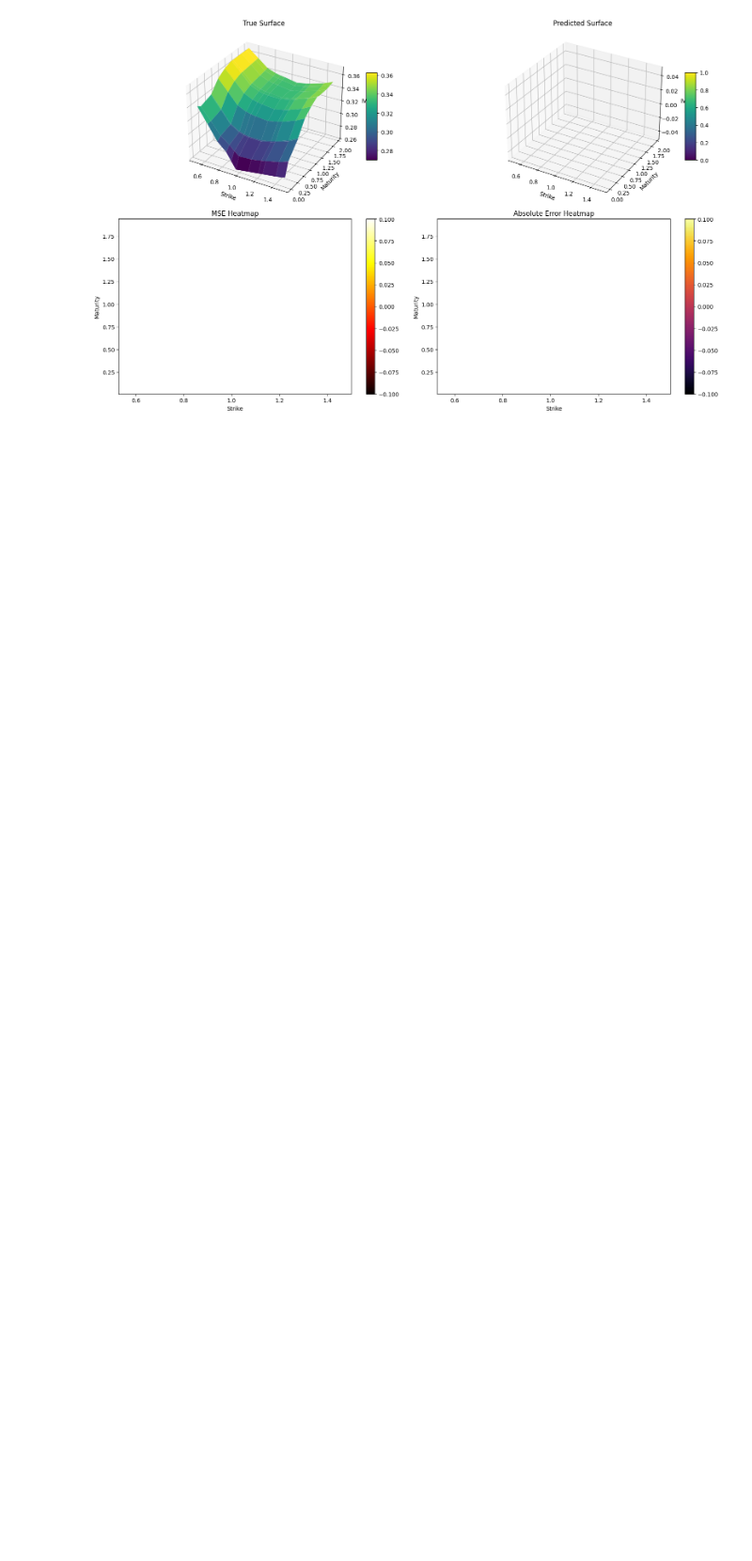
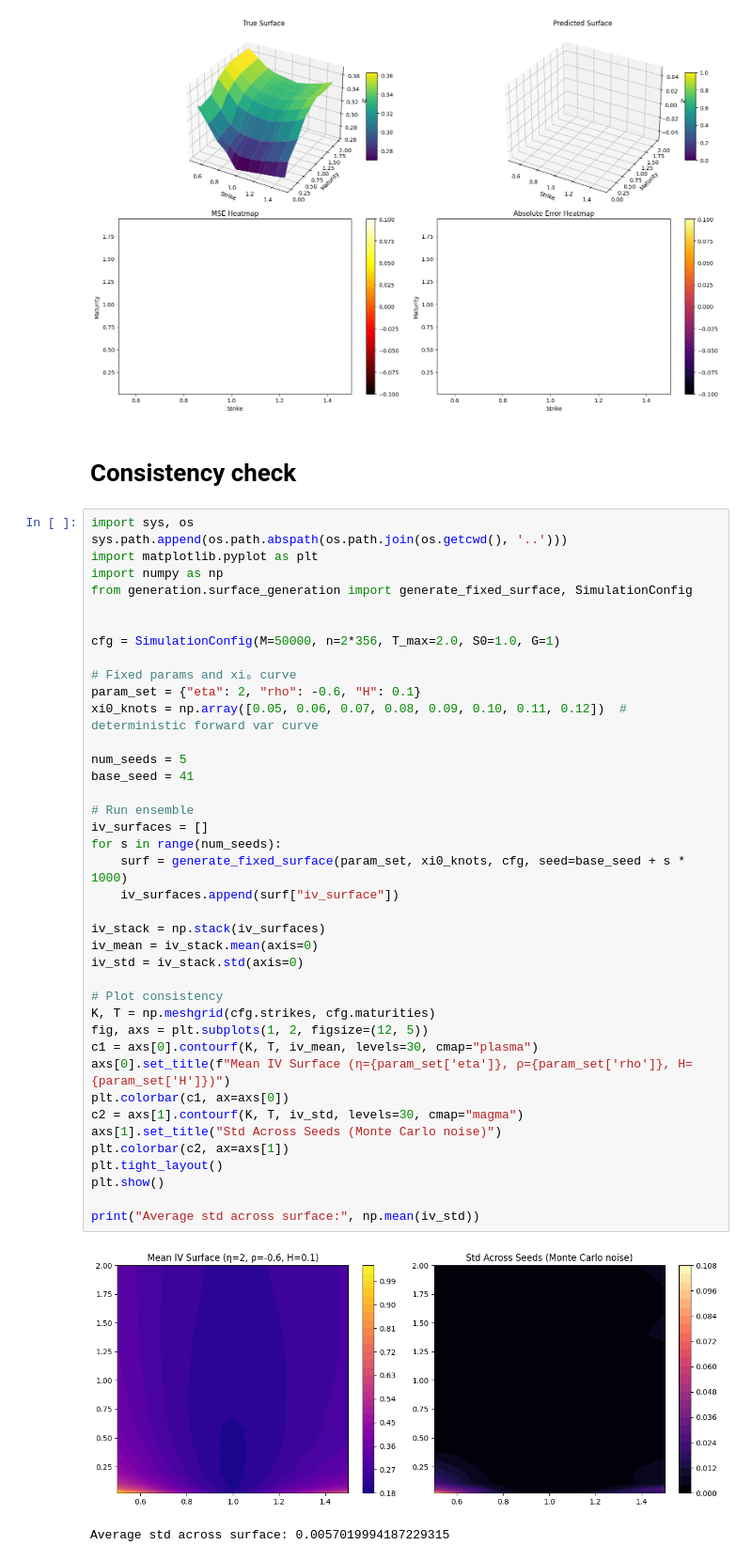
Before and after one commit to nwinkler99/deeponet_calibrations, a Jupyter notebook: training/training.ipynb, the cells around one changed output. Shown at 94% size. Cells and saved outputs as stored; diff of their text form; blank space fills up the shorter version.

```diff
--- a/training/training.ipynb
+++ b/training/training.ipynb
@@ -292,3 +323,48 @@ MSE stats:
   max_error_location: {'maturity_index': 0, 'strike_index': 0, 'strike': 0.5280604017482772, 'maturity': 0.01}
 [figure]
 [figure]
+# %% [markdown]
+# Consistency check
+# %%
+import sys, os
+sys.path.append(os.path.abspath(os.path.join(os.getcwd(), '..')))
+import matplotlib.pyplot as plt
+import numpy as np
+from generation.surface_generation import generate_fixed_surface, SimulationConfig
+
+
+cfg = SimulationConfig(M=50000, n=2*356, T_max=2.0, S0=1.0, G=1)
+
+# Fixed params and xi₀ curve
+param_set = {"eta": 2, "rho": -0.6, "H": 0.1}
+xi0_knots = np.array([0.05, 0.06, 0.07, 0.08, 0.09, 0.10, 0.11, 0.12])  # deterministic forward var curve
+
+num_seeds = 5
+base_seed = 41
+
+# Run ensemble
+iv_surfaces = []
+for s in range(num_seeds):
+    surf = generate_fixed_surface(param_set, xi0_knots, cfg, seed=base_seed + s * 1000)
+    iv_surfaces.append(surf["iv_surface"])
+
+iv_stack = np.stack(iv_surfaces)
+iv_mean = iv_stack.mean(axis=0)
+iv_std = iv_stack.std(axis=0)
+
+# Plot consistency
+K, T = np.meshgrid(cfg.strikes, cfg.maturities)
+fig, axs = plt.subplots(1, 2, figsize=(12, 5))
+c1 = axs[0].contourf(K, T, iv_mean, levels=30, cmap="plasma")
+axs[0].set_title(f"Mean IV Surface (η={param_set['eta']}, ρ={param_set['rho']}, H={param_set['H']})")
+plt.colorbar(c1, ax=axs[0])
+c2 = axs[1].contourf(K, T, iv_std, levels=30, cmap="magma")
+axs[1].set_title("Std Across Seeds (Monte Carlo noise)")
+plt.colorbar(c2, ax=axs[1])
+plt.tight_layout()
+plt.show()
+
+print("Average std across surface:", np.mean(iv_std))
+# %% [output]
+[figure, added]
+Average std across surface: 0.0057019994187229315
```
Also changed, not shown: parts of 7 cells of this notebook, 11 other files.
